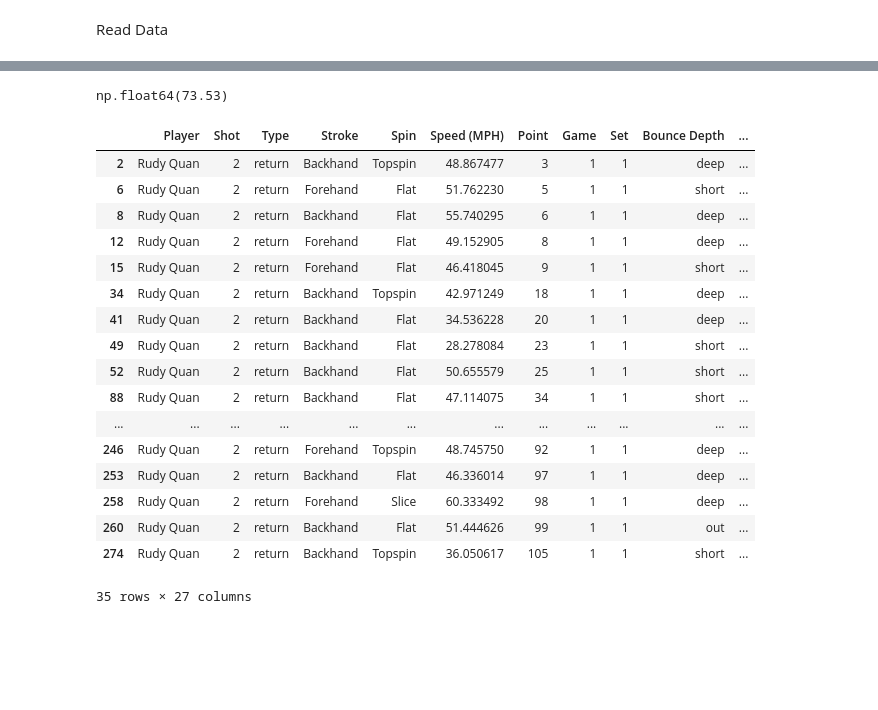
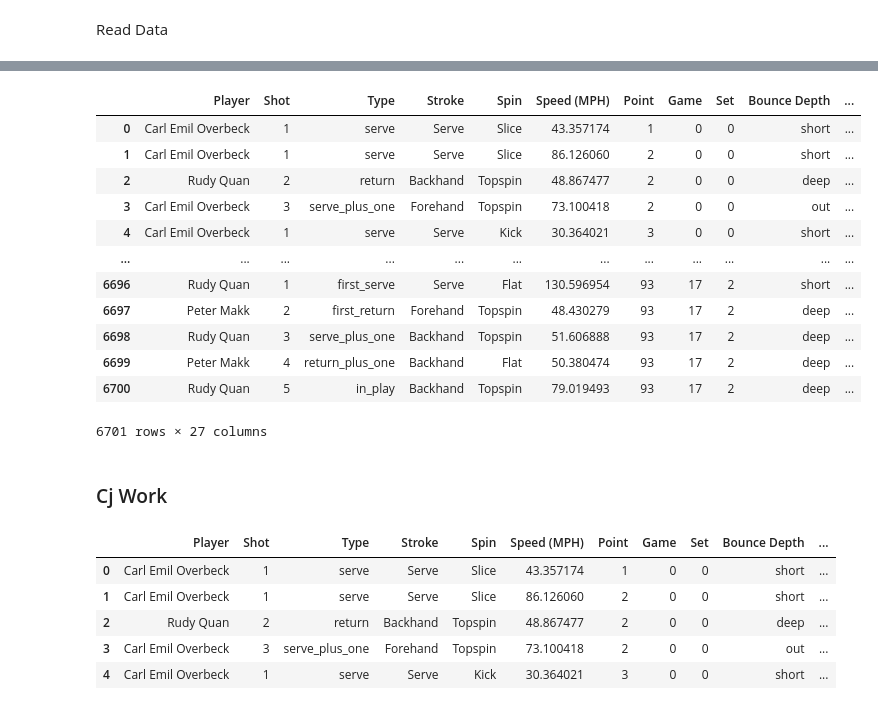
Before and after one commit to cjgimena/consulting-spring2025, a Jupyter notebook: season_report/return_page/return_in.ipynb, the cells around one changed output, grey strips where cells are left out. Cells and saved outputs as stored; diff of their text form; code cells hidden in the pictures; blank space fills up the shorter version.

```diff
--- a/season_report/return_page/return_in.ipynb
+++ b/season_report/return_page/return_in.ipynb
@@ -26,4 +8,5 @@ player_name = 'Rudy Quan'
 # %%
-combined_data_shots = pd.read_excel(f'data/mens/{player_name}/combined.xlsx', sheet_name='Shots')
-combined_data_points = pd.read_excel(f'data/mens/{player_name}/combined.xlsx', sheet_name='Points')
-combined_data_sets = pd.read_excel(f'data/mens/{player_name}/combined.xlsx', sheet_name='Sets')
+combined_data_shots = pd.read_excel(f'../../data/mens/{player_name}/combined.xlsx', sheet_name='Shots')
+combined_data_points = pd.read_excel(f'../../data/mens/{player_name}/combined.xlsx', sheet_name='Points')
+combined_data_games = pd.read_excel(f'../../data/mens/{player_name}/combined.xlsx', sheet_name='Games')
+combined_data_sets = pd.read_excel(f'../../data/mens/{player_name}/combined.xlsx', sheet_name='Sets')
@@ -30,9 +38,24 @@ combined_data_sets = pd.read_excel(f'data/mens/{player_name}/combined.xlsx', she
 # %%
-combined = combined_data_shots.merge(
-    combined_data_points[['__source_file__','Set','Game','Point','Point Winner']],
+combined = combined_data_shots.merge(combined_data_points[['__source_file__','Set','Game','Point','Point Winner']],
     on=['__source_file__','Set','Game','Point'],
     how='left'
 )
+
+combined
+# %% [output]
+|  | Player | Shot | Type | Stroke | Spin | Speed (MPH) | Point | Game | Set | Bounce Depth | ... |
+| 0 | Carl Emil Overbeck | 1 | serve | Serve | Slice | 43.357174 | 1 | 0 | 0 | short | ... |
+| 1 | Carl Emil Overbeck | 1 | serve | Serve | Slice | 86.126060 | 2 | 0 | 0 | short | ... |
+| 2 | Rudy Quan | 2 | return | Backhand | Topspin | 48.867477 | 2 | 0 | 0 | deep | ... |
+| 3 | Carl Emil Overbeck | 3 | serve_plus_one | Forehand | Topspin | 73.100418 | 2 | 0 | 0 | out | ... |
+| 4 | Carl Emil Overbeck | 1 | serve | Serve | Kick | 30.364021 | 3 | 0 | 0 | short | ... |
+| ... | ... | ... | ... | ... | ... | ... | ... | ... | ... | ... | ... |
+| 6696 | Rudy Quan | 1 | first_serve | Serve | Flat | 130.596954 | 93 | 17 | 2 | short | ... |
+| 6697 | Peter Makk | 2 | first_return | Forehand | Topspin | 48.430279 | 93 | 17 | 2 | deep | ... |
+| 6698 | Rudy Quan | 3 | serve_plus_one | Backhand | Topspin | 51.606888 | 93 | 17 | 2 | deep | ... |
+| 6699 | Peter Makk | 4 | return_plus_one | Backhand | Flat | 50.380474 | 93 | 17 | 2 | deep | ... |
+| 6700 | Rudy Quan | 5 | in_play | Backhand | Topspin | 79.019493 | 93 | 17 | 2 | deep | ... |
+6701 rows × 27 columns
 # %%
 # Subset 2024-2025 Season Matches!
 mens_results = pd.read_csv('data/mens/mens_results.csv')[:229]
@@ -61,30 +84,11 @@ def return_in(data):
     return round(percent, 2)
 
 return_in('data/mens/{player_name}/combined.xlsx')
-# %% [output]
-np.float64(73.53)
 # %%
 ##def return_won(data):
 
 return_rudy = combined[(combined['Type'] == 'return') & (combined['Player'] == player_name)]
 return_rudy_won = return_rudy[return_rudy['Point Winner'] == player_name]
 return_rudy.head()
-# %% [output]
-|  | Player | Shot | Type | Stroke | Spin | Speed (MPH) | Point | Game | Set | Bounce Depth | ... |
-| 2 | Rudy Quan | 2 | return | Backhand | Topspin | 48.867477 | 3 | 1 | 1 | deep | ... |
-| 6 | Rudy Quan | 2 | return | Forehand | Flat | 51.762230 | 5 | 1 | 1 | short | ... |
-| 8 | Rudy Quan | 2 | return | Backhand | Flat | 55.740295 | 6 | 1 | 1 | deep | ... |
-| 12 | Rudy Quan | 2 | return | Forehand | Flat | 49.152905 | 8 | 1 | 1 | deep | ... |
-| 15 | Rudy Quan | 2 | return | Forehand | Flat | 46.418045 | 9 | 1 | 1 | short | ... |
-| 34 | Rudy Quan | 2 | return | Backhand | Topspin | 42.971249 | 18 | 1 | 1 | deep | ... |
-| 41 | Rudy Quan | 2 | return | Backhand | Flat | 34.536228 | 20 | 1 | 1 | deep | ... |
-| 49 | Rudy Quan | 2 | return | Backhand | Flat | 28.278084 | 23 | 1 | 1 | short | ... |
-| 52 | Rudy Quan | 2 | return | Backhand | Flat | 50.655579 | 25 | 1 | 1 | short | ... |
-| 88 | Rudy Quan | 2 | return | Backhand | Flat | 47.114075 | 34 | 1 | 1 | short | ... |
-| ... | ... | ... | ... | ... | ... | ... | ... | ... | ... | ... | ... |
-| 246 | Rudy Quan | 2 | return | Forehand | Topspin | 48.745750 | 92 | 1 | 1 | deep | ... |
-| 253 | Rudy Quan | 2 | return | Backhand | Flat | 46.336014 | 97 | 1 | 1 | deep | ... |
-| 258 | Rudy Quan | 2 | return | Forehand | Slice | 60.333492 | 98 | 1 | 1 | deep | ... |
-| 260 | Rudy Quan | 2 | return | Backhand | Flat | 51.444626 | 99 | 1 | 1 | out | ... |
-| 274 | Rudy Quan | 2 | return | Backhand | Topspin | 36.050617 | 105 | 1 | 1 | short | ... |
-35 rows × 27 columns
+# %% [markdown]
+### Cj Work
@@ -90,0 +109,9 @@ return_rudy.head()
+# %%
+combined_data_shots.head()
+# %% [output]
+|  | Player | Shot | Type | Stroke | Spin | Speed (MPH) | Point | Game | Set | Bounce Depth | ... |
+| 0 | Carl Emil Overbeck | 1 | serve | Serve | Slice | 43.357174 | 1 | 0 | 0 | short | ... |
+| 1 | Carl Emil Overbeck | 1 | serve | Serve | Slice | 86.126060 | 2 | 0 | 0 | short | ... |
+| 2 | Rudy Quan | 2 | return | Backhand | Topspin | 48.867477 | 2 | 0 | 0 | deep | ... |
+| 3 | Carl Emil Overbeck | 3 | serve_plus_one | Forehand | Topspin | 73.100418 | 2 | 0 | 0 | out | ... |
+| 4 | Carl Emil Overbeck | 1 | serve | Serve | Kick | 30.364021 | 3 | 0 | 0 | short | ... |
```
Also changed, not shown: parts of 8 cells of this notebook.
